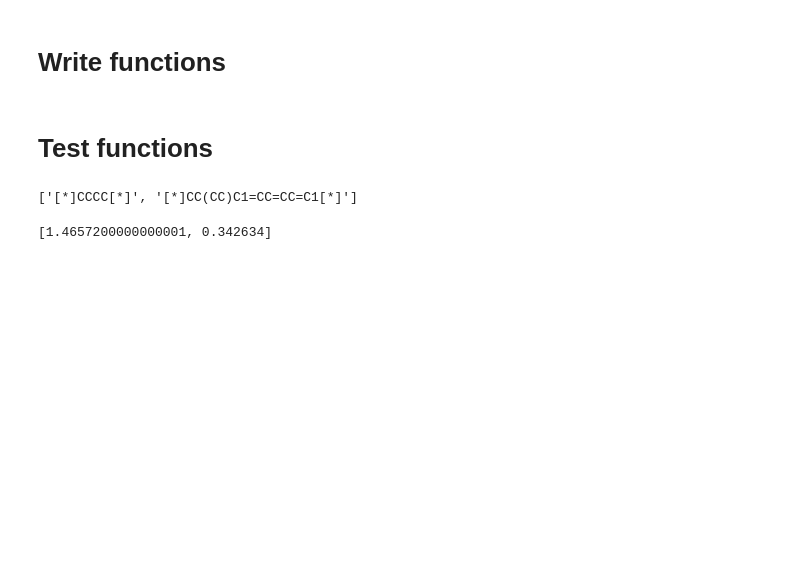
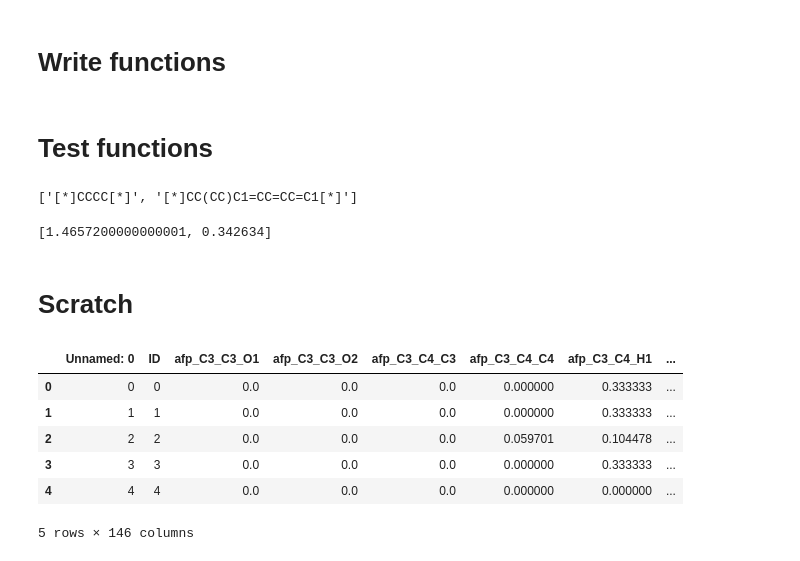
Before and after one commit to rishigurnani/g2g-personal, a Jupyter notebook: bg_score.ipynb, the cells around one changed output. Cells and saved outputs as stored; diff of their text form; code cells hidden in the pictures; blank space fills up the shorter version.

```diff
--- a/bg_score.ipynb
+++ b/bg_score.ipynb
@@ -129,3 +129,5 @@ run_pred()
 get_pred()
 # %% [output]
 [1.4657200000000001, 0.342634]
+# %% [markdown]
+# Scratch
@@ -131,0 +136,10 @@ get_pred()
+# %%
+fp_df.head()
+# %% [output]
+|  | Unnamed: 0 | ID | afp_C3_C3_O1 | afp_C3_C3_O2 | afp_C3_C4_C3 | afp_C3_C4_C4 | afp_C3_C4_H1 | ... |
+| 0 | 0 | 0 | 0.0 | 0.0 | 0.0 | 0.000000 | 0.333333 | ... |
+| 1 | 1 | 1 | 0.0 | 0.0 | 0.0 | 0.000000 | 0.333333 | ... |
+| 2 | 2 | 2 | 0.0 | 0.0 | 0.0 | 0.059701 | 0.104478 | ... |
+| 3 | 3 | 3 | 0.0 | 0.0 | 0.0 | 0.000000 | 0.333333 | ... |
+| 4 | 4 | 4 | 0.0 | 0.0 | 0.0 | 0.000000 | 0.000000 | ... |
+5 rows × 146 columns
```
Also changed, not shown: parts of 9 cells of this notebook, 4 other files.
